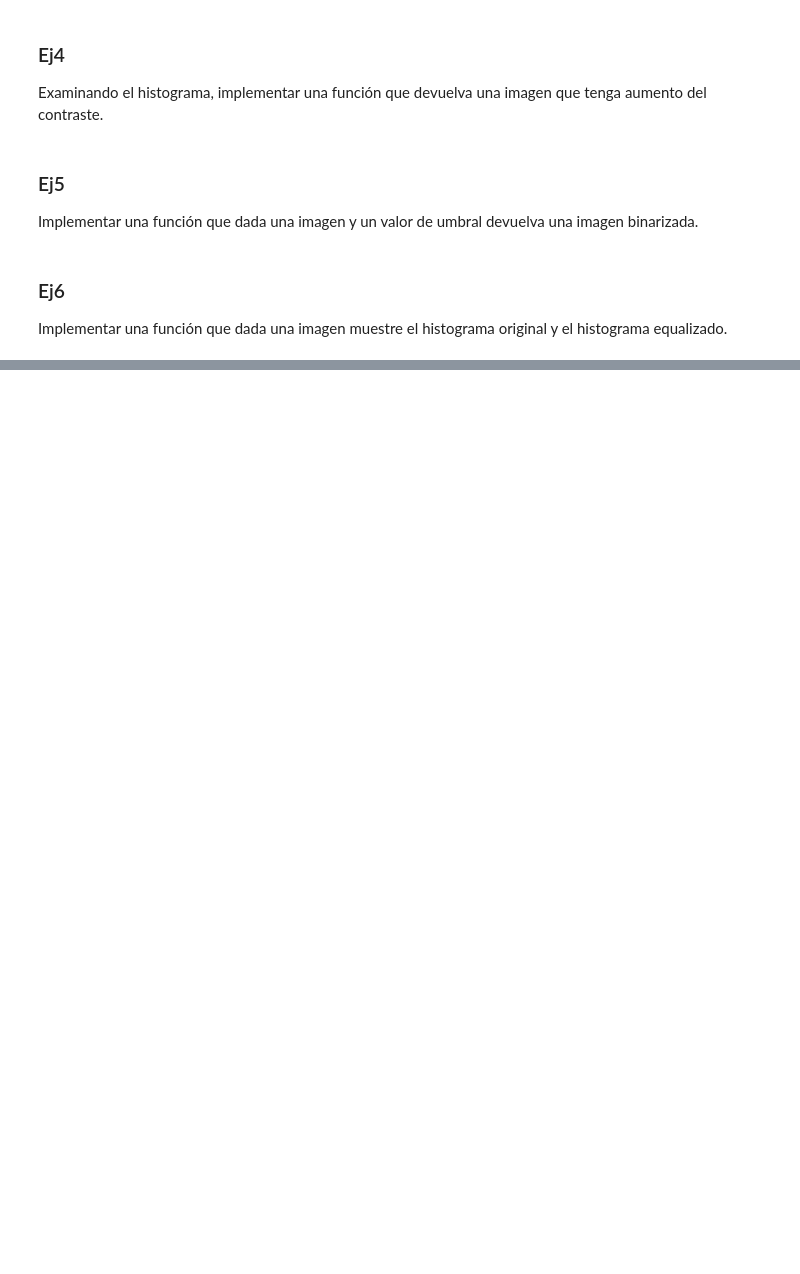
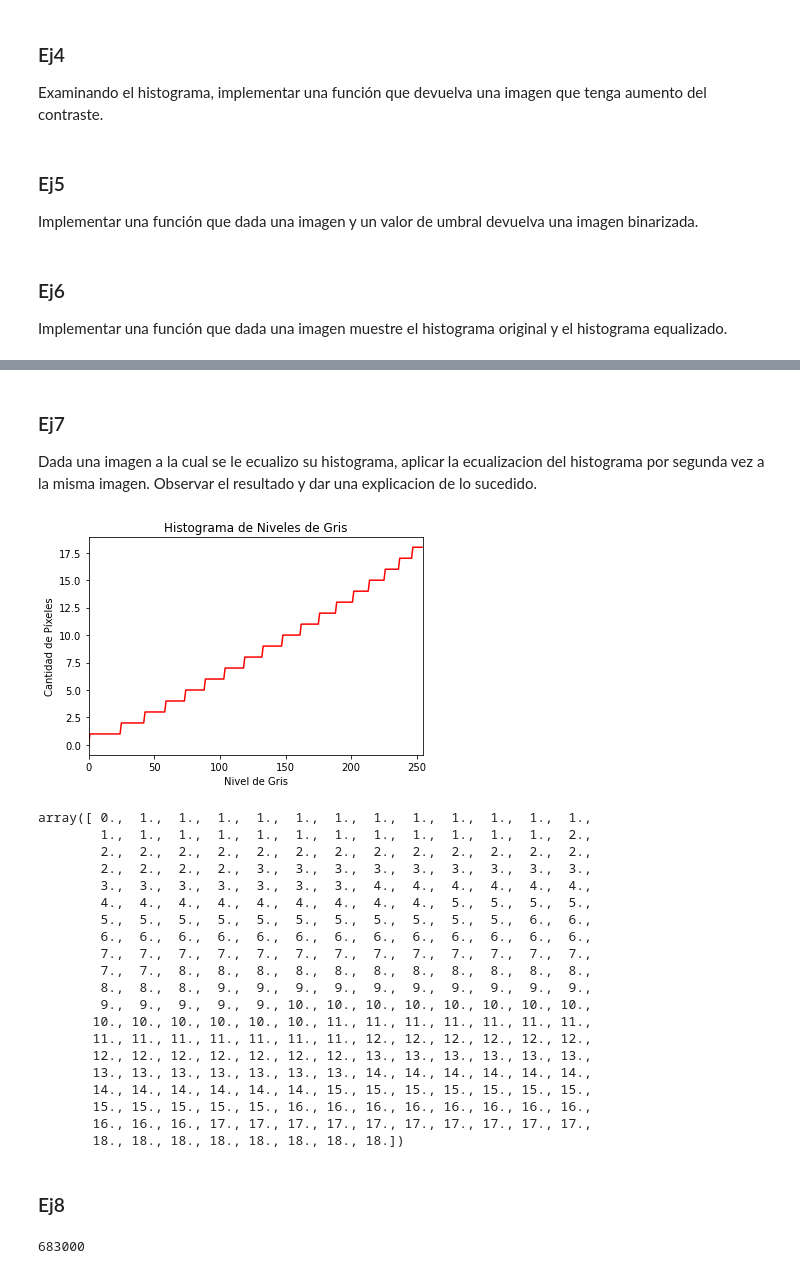
Before and after one commit to KenetC/ProcImg, a Jupyter notebook: Labos/Practica1.ipynb, the cells around one changed output, grey strips where cells are left out. Cells and saved outputs as stored; diff of their text form; code cells hidden in the pictures; blank space fills up the shorter version.

```diff
--- a/Labos/Practica1.ipynb
+++ b/Labos/Practica1.ipynb
@@ -136,0 +203,54 @@ array([  0.,  13.,  33.,  48.,  61.,  71.,  82.,  91.,  99., 105., 110.,
+# %% [markdown]
+### Ej7
+Dada una imagen a la cual se le ecualizo su histograma, aplicar la ecualizacion del histograma por segunda vez a la misma imagen. Observar el resultado y dar una explicacion de lo sucedido.
+# %%
+def f7(ruta:str, mostrar:bool= False):
+    img = cv2.imread(ruta,cv2.IMREAD_GRAYSCALE)
+    if img is None:
+        print("Error ruta no valida")
+        exit()
+    max_val = np.iinfo(img.dtype).max
+    histogram = f3(ruta)
+    # primera equalizacion
+    hist_equ = equalization(histogram,max_val,img.size)
+    # segunda equalization
+    hist2_equa = equalization(hist_equ,max_val,img.size)
+    if mostrar :
+        plt.plot(hist2_equa, color='red')
+        plt.title('Histograma de Niveles de Gris')
+        plt.xlabel('Nivel de Gris')
+        plt.ylabel('Cantidad de Píxeles')
+        plt.xlim([0,max_val])
+        plt.show()
+    return hist2_equa
+# %%
+f7(ruta1,mostrar=True)
+# %% [output]
+[figure, added]
+array([ 0.,  1.,  1.,  1.,  1.,  1.,  1.,  1.,  1.,  1.,  1.,  1.,  1.,
+        1.,  1.,  1.,  1.,  1.,  1.,  1.,  1.,  1.,  1.,  1.,  1.,  2.,
+        2.,  2.,  2.,  2.,  2.,  2.,  2.,  2.,  2.,  2.,  2.,  2.,  2.,
+        2.,  2.,  2.,  2.,  3.,  3.,  3.,  3.,  3.,  3.,  3.,  3.,  3.,
+        3.,  3.,  3.,  3.,  3.,  3.,  3.,  4.,  4.,  4.,  4.,  4.,  4.,
+        4.,  4.,  4.,  4.,  4.,  4.,  4.,  4.,  4.,  5.,  5.,  5.,  5.,
+        5.,  5.,  5.,  5.,  5.,  5.,  5.,  5.,  5.,  5.,  5.,  6.,  6.,
+        6.,  6.,  6.,  6.,  6.,  6.,  6.,  6.,  6.,  6.,  6.,  6.,  6.,
+        7.,  7.,  7.,  7.,  7.,  7.,  7.,  7.,  7.,  7.,  7.,  7.,  7.,
+        7.,  7.,  8.,  8.,  8.,  8.,  8.,  8.,  8.,  8.,  8.,  8.,  8.,
+        8.,  8.,  8.,  9.,  9.,  9.,  9.,  9.,  9.,  9.,  9.,  9.,  9.,
+        9.,  9.,  9.,  9.,  9., 10., 10., 10., 10., 10., 10., 10., 10.,
+       10., 10., 10., 10., 10., 10., 11., 11., 11., 11., 11., 11., 11.,
+       11., 11., 11., 11., 11., 11., 11., 12., 12., 12., 12., 12., 12.,
+       12., 12., 12., 12., 12., 12., 12., 13., 13., 13., 13., 13., 13.,
+       13., 13., 13., 13., 13., 13., 13., 14., 14., 14., 14., 14., 14.,
+       14., 14., 14., 14., 14., 14., 15., 15., 15., 15., 15., 15., 15.,
+       15., 15., 15., 15., 15., 16., 16., 16., 16., 16., 16., 16., 16.,
+       16., 16., 16., 17., 17., 17., 17., 17., 17., 17., 17., 17., 17.,
+       18., 18., 18., 18., 18., 18., 18., 18.])
+# %% [markdown]
+### Ej8
+# %%
+img = cv2.imread(ruta1,cv2.IMREAD_GRAYSCALE)
+img.size
+# %% [output]
+683000
```
Also changed, not shown: parts of 11 cells of this notebook.
